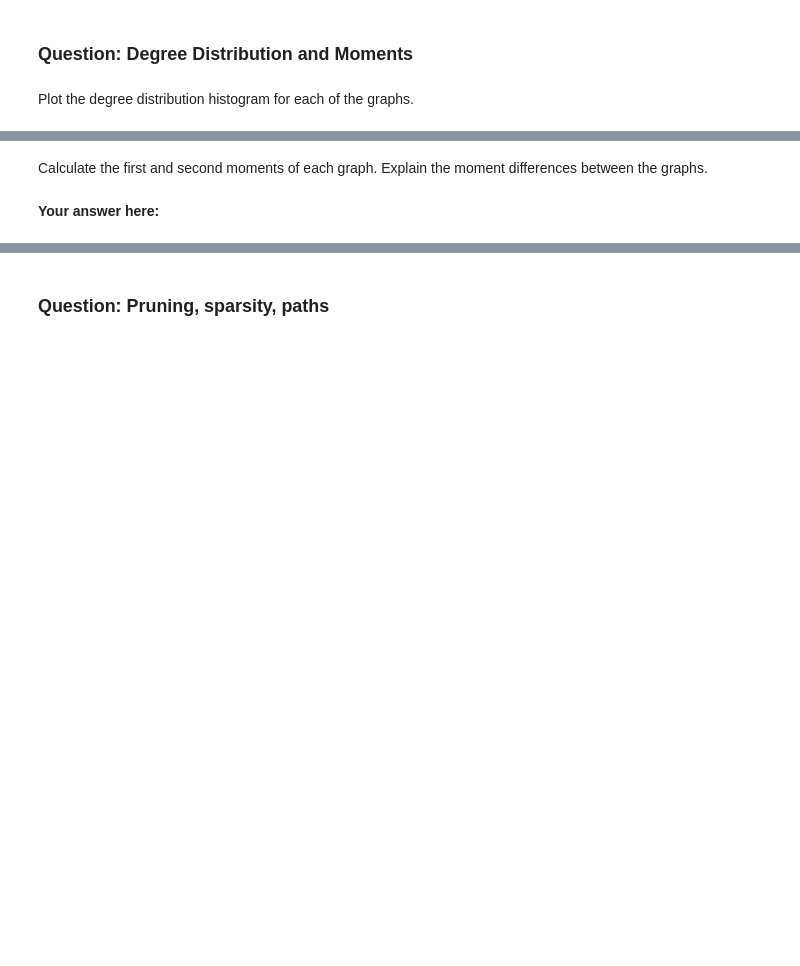
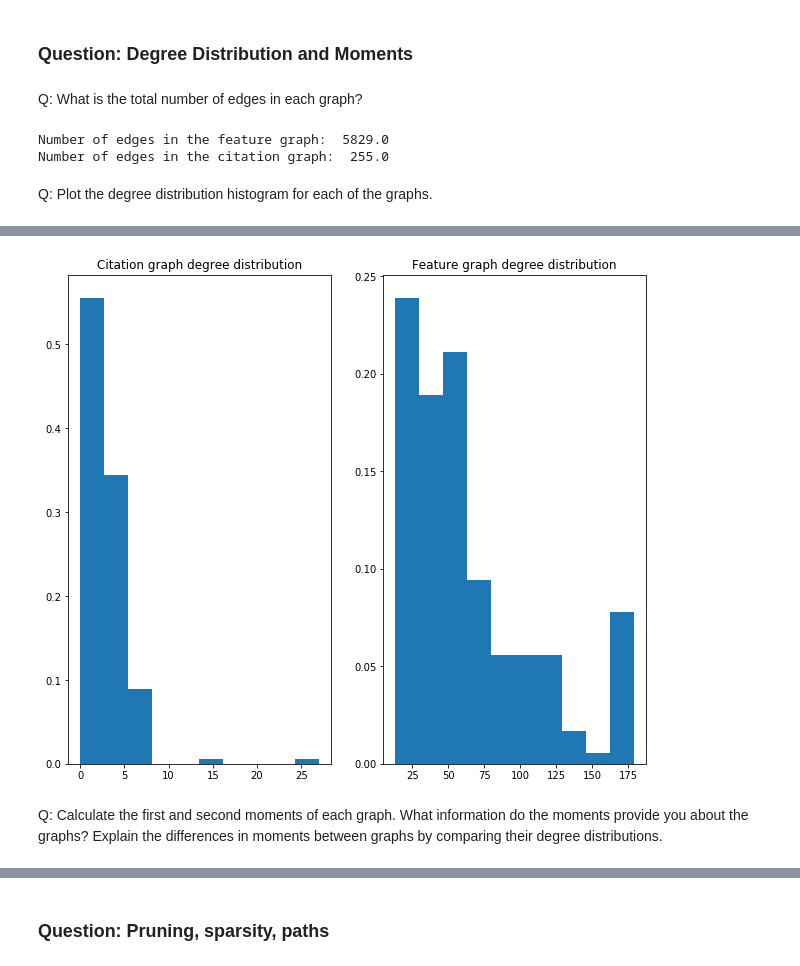
Before and after one commit to mdeff/ntds_2019, a Jupyter notebook: assignments/Assignment_1_draft.ipynb, the cells around one changed output, grey strips where cells are left out. Drawn from its saved outputs; the diff is of its cells as text; code cells hidden in the pictures; blank space fills up the shorter version.

```diff
--- a/assignments/Assignment_1_draft.ipynb
+++ b/assignments/Assignment_1_draft.ipynb
@@ -43 +110,5 @@ import matplotlib.pyplot as plt
+# %%
+#Thresholding the distance matrix using the mean value
+thresh = edm.mean()
+A_feature = (edm < thresh).astype(float) - np.eye(edm.shape[0]) # Your code here.
 # %% [markdown]
@@ -54,2 +115,0 @@ and construct a feature graph by computing their pairwise euclidean distances. A
-# %%
-A_feature = # Your code here.
@@ -63,0 +116,16 @@ NameError: name 'edgestack' is not defined
+# %%
+cora_cites = np.genfromtxt('cora.cites', delimiter='\t')
+#get graph edges and flatten them for processing
+edges = cora_cites.astype(int)
+edges = edges.flatten()
+
+
+#get adjacency matrix from edge_list
+newedge = pd.factorize(edges)[0]
+new_edge_list = newedge.reshape(-1,2)
+dim = max(newedge) + 1
+adjmat = np.zeros((dim,dim))
+adjmat[new_edge_list[:,0],new_edge_list[:,1]] = 1
+
+#caution, matrix is not symmetric at this point
+A_citation = adjmat
@@ -64,16 +134,39 @@ NameError: name 'edgestack' is not defined
+# %%
+#map the paper ids from the selected community to the relabeled ones
+nodemap = dict(zip(edges, newedge))
+
+community_nodes = [nodemap[i] for i in community_keys]
+
+community_adj = A_citation[community_nodes,:]
+community_adj = community_adj[:,community_nodes]
+
+#symmetrize
+A_citation = community_adj + community_adj.T
 # %% [markdown]
 ### Question: Degree Distribution and Moments
+# %% [markdown]
+Q: What is the total number of edges in each graph?
+# %%
+num_edges_feature = A_feature.sum()/2
+num_edges_citation = A_citation.sum()/2
+print("Number of edges in the feature graph: ", num_edges_feature)
+print("Number of edges in the citation graph: ", num_edges_citation)
+# %% [output]
+Number of edges in the feature graph:  5829.0
+Number of edges in the citation graph:  255.0
 # %% [markdown]
-Plot the degree distribution histogram for each of the graphs.
+Q: Plot the degree distribution histogram for each of the graphs.
 # %%
-degrees_citation = # Your code here.
-degrees_feature = # Your code here.
+degrees_citation = A_citation.sum(1)
+degrees_feature = A_feature.sum(1)
 
-plt.figure(figsize=(20,6))
+deg_hist_normalization = np.ones(degrees_citation.shape[0])/degrees_citation.shape[0]
+
+plt.figure(figsize=(16,9))
 plt.subplot(131)
 plt.title('Citation graph degree distribution')
-plt.hist(degrees_citation);
+plt.hist(degrees_citation, weights = deg_hist_normalization);
 plt.subplot(132)
 plt.title('Feature graph degree distribution')
-plt.hist(degrees_feature);
+plt.hist(degrees_feature, weights = deg_hist_normalization);
 # %% [output]
@@ -81,4 +173,4 @@ SyntaxError: invalid syntax (<ipython-input-7-a653967217c1>, line 1)
+[figure, added]
 # %% [markdown]
-Calculate the first and second moments of each graph. Explain the moment differences between the graphs.
+Q: Calculate the first and second moments of each graph. What information do the moments provide you about the graphs?
+Explain the differences in moments between graphs by comparing their degree distributions.
-# %% [markdown]
-**Your answer here:**
```
Also changed, not shown: parts of 47 cells of this notebook.
